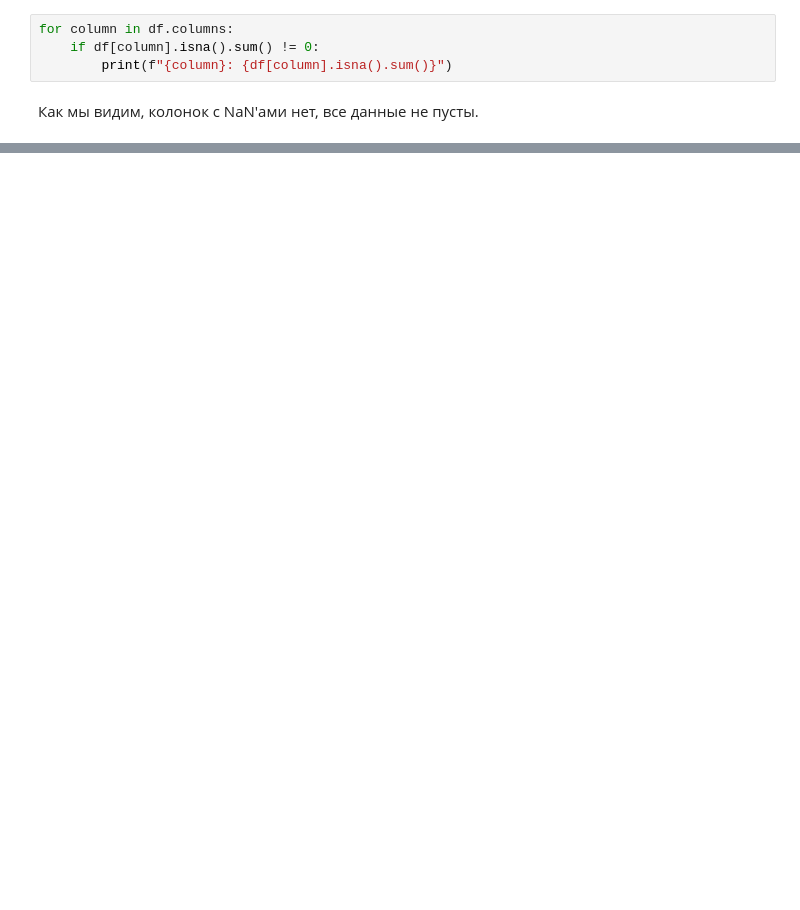
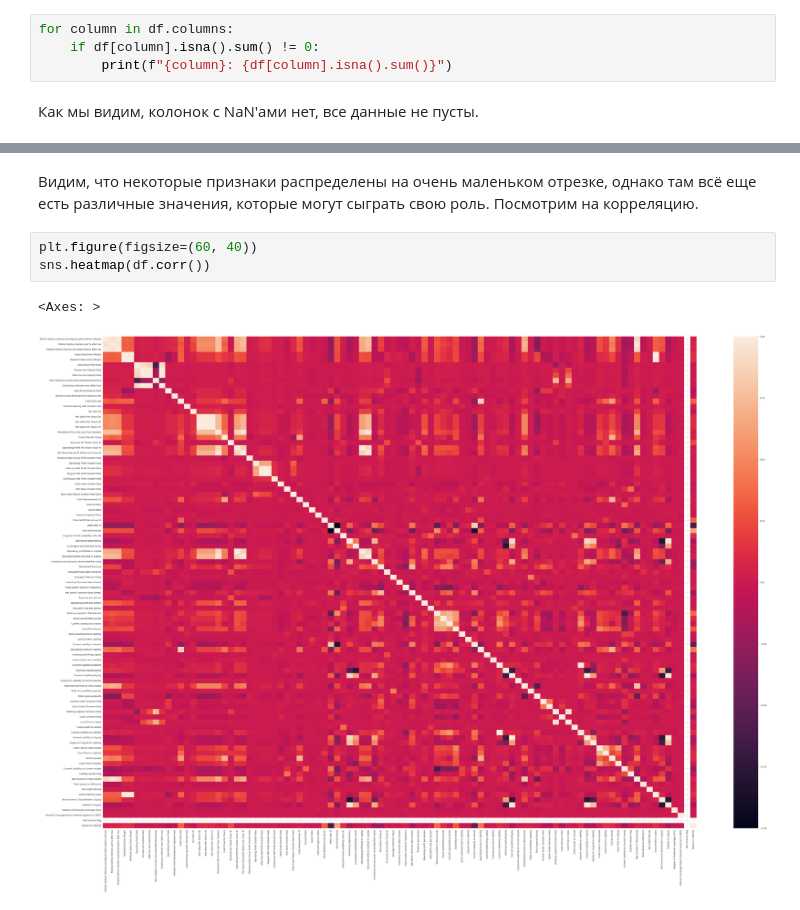
Before and after one commit to maybenotilya/ml-course, a Jupyter notebook: solutions/task06_unsupervised_learning.ipynb, the cells around one changed output, grey strips where cells are left out. Cells and saved outputs as stored; diff of their text form; blank space fills up the shorter version.

```diff
--- a/solutions/task06_unsupervised_learning.ipynb
+++ b/solutions/task06_unsupervised_learning.ipynb
@@ -83,0 +126,8 @@ for column in df.columns:
+# %% [markdown]
+Видим, что некоторые признаки распределены на очень маленьком отрезке, однако там всё еще есть различные значения, которые могут сыграть свою роль. Посмотрим на корреляцию.
+# %%
+plt.figure(figsize=(60, 40))
+sns.heatmap(df.corr())
+# %% [output]
+<Axes: >
+[figure, added]
```
Also changed, not shown: parts of 22 cells of this notebook, 1 other file.
